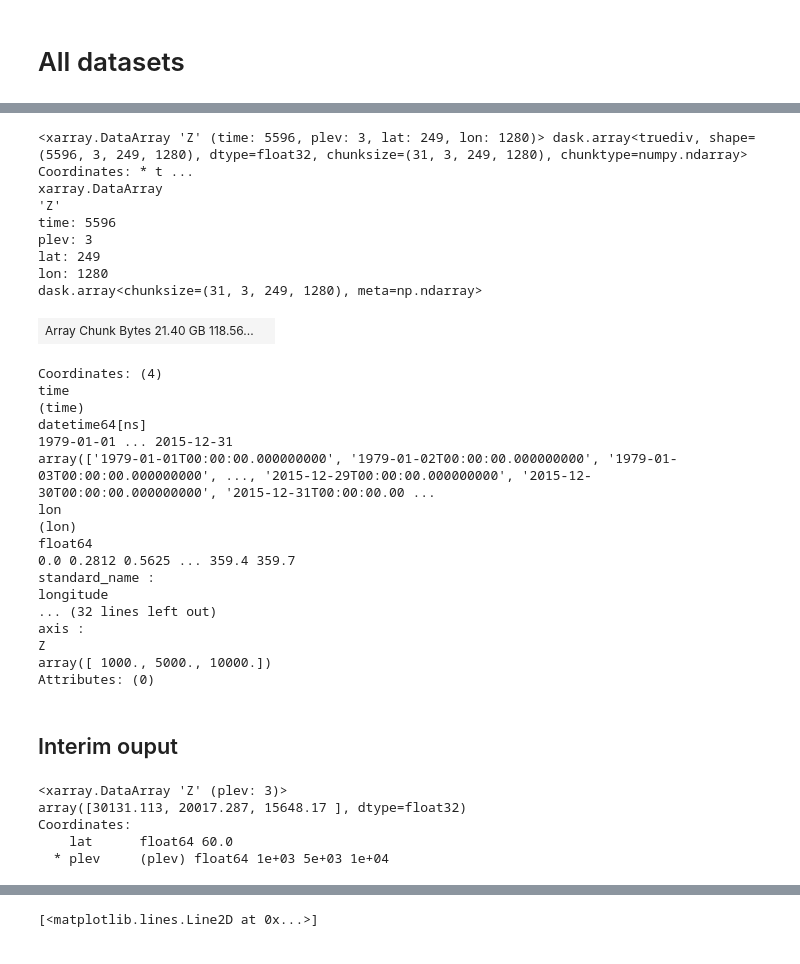
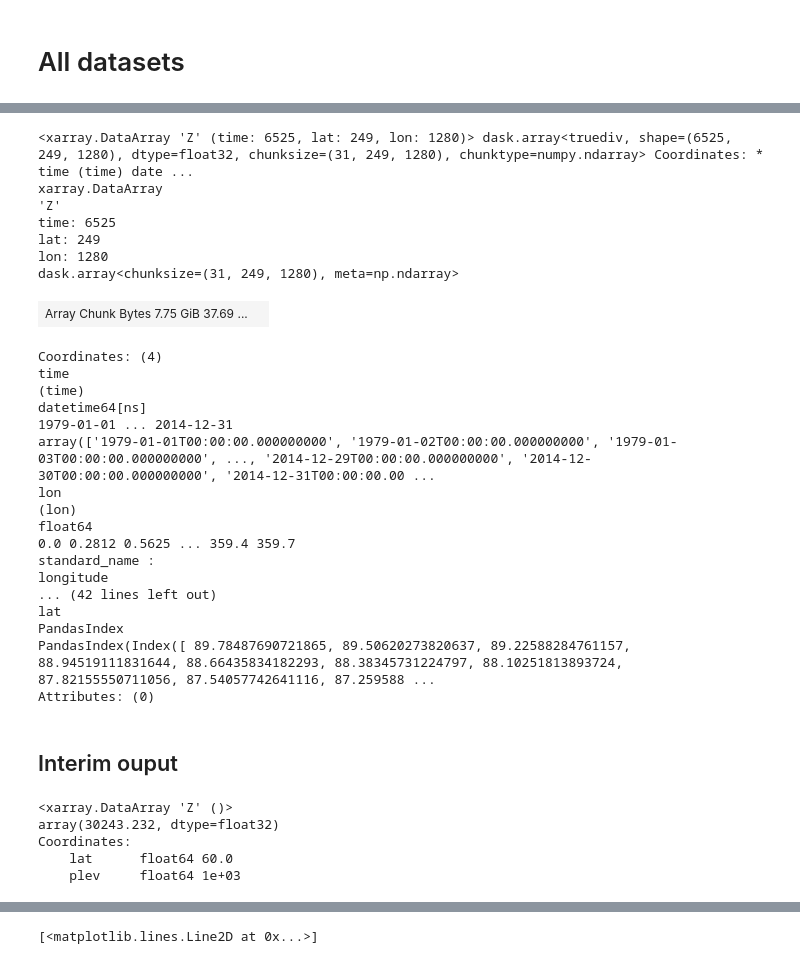
Before and after one commit to VACILT/reliability_LE, a Jupyter notebook: code/get_ERA5_moments-netcdf.ipynb, the cells around one changed output, grey strips where cells are left out. Cells and saved outputs as stored; diff of their text form; code cells hidden in the pictures.

```diff
--- a/code/get_ERA5_moments-netcdf.ipynb
+++ b/code/get_ERA5_moments-netcdf.ipynb
@@ -229,40 +231,40 @@ def moments_fce(arr, edge=3.02e4):
     moments = calc_moments(arr, lats, lons, xypoints, 'NH','GPH', edge)
     return np.array(moments) #np.array([moments['aspect_ratio'], moments['centroid_latitude']])
 # %%
-winter_month_ls = [11,12,1,2,3]
+winter_month_ls = [11,12,1,2,3,4]
 
 ds_sel = ds.sel(
+    plev = 1000,
     lat = slice(None,20),
     time = np.isin(
         ds.time.dt.month,
         winter_month_ls
     )
-)['Z']/9.81#.persist()
+)['Z'].sel(time = slice(None,'2014'))/9.81##.persist()
 ds_sel
 # %% [output]
-<xarray.DataArray 'Z' (time: 5596, plev: 3, lat: 249, lon: 1280)> dask.array<truediv, shape=(5596, 3, 249, 1280), dtype=float32, chunksize=(31, 3, 249, 1280), chunktype=numpy.ndarray> Coordinates: * t ...
+<xarray.DataArray 'Z' (time: 6525, lat: 249, lon: 1280)> dask.array<truediv, shape=(6525, 249, 1280), dtype=float32, chunksize=(31, 249, 1280), chunktype=numpy.ndarray> Coordinates: * time (time) date ...
 xarray.DataArray
 'Z'
-time: 5596
-plev: 3
+time: 6525
 lat: 249
 lon: 1280
-dask.array<chunksize=(31, 3, 249, 1280), meta=np.ndarray>
+dask.array<chunksize=(31, 249, 1280), meta=np.ndarray>
-| Array Chunk Bytes 21.40 GB 118.56... |  |
+| Array Chunk Bytes 7.75 GiB 37.69 ... |  |
 Coordinates: (4)
 time
 (time)
 datetime64[ns]
-1979-01-01 ... 2015-12-31
-array(['1979-01-01T00:00:00.000000000', '1979-01-02T00:00:00.000000000', '1979-01-03T00:00:00.000000000', ..., '2015-12-29T00:00:00.000000000', '2015-12-30T00:00:00.000000000', '2015-12-31T00:00:00.00 ...
+1979-01-01 ... 2014-12-31
+array(['1979-01-01T00:00:00.000000000', '1979-01-02T00:00:00.000000000', '1979-01-03T00:00:00.000000000', ..., '2014-12-29T00:00:00.000000000', '2014-12-30T00:00:00.000000000', '2014-12-31T00:00:00.00 ...
 lon
 (lon)
 float64
 0.0 0.2812 0.5625 ... 359.4 359.7
 standard_name :
 longitude
-... (32 lines left out)
-axis :
-Z
-array([ 1000., 5000., 10000.])
+... (42 lines left out)
+lat
+PandasIndex
+PandasIndex(Index([ 89.78487690721865, 89.50620273820637, 89.22588284761157, 88.94519111831644, 88.66435834182293, 88.38345731224797, 88.10251813893724, 87.82155550711056, 87.54057742641116, 87.259588 ...
 Attributes: (0)
@@ -276,11 +280,11 @@ xypoints = calc_xypoints(lons,lats)
 temp = ds_sel.sel(lat = 60, method = 'nearest').mean(['lon','time']).compute()
 temp#.load() .sel(time = np.isin(reshaped_sel.time.dt.month, winter_month_ls))
 # %% [output]
-<xarray.DataArray 'Z' (plev: 3)>
-array([30131.113, 20017.287, 15648.17 ], dtype=float32)
+<xarray.DataArray 'Z' ()>
+array(30243.232, dtype=float32)
 Coordinates:
     lat      float64 60.0
-  * plev     (plev) float64 1e+03 5e+03 1e+04
+    plev     float64 1e+03
 # %%
 moments_xr = xr.apply_ufunc(moments_fce, ds_sel, temp, \
                         input_core_dims=[['lat', 'lon'], []], \
```
Also changed, not shown: parts of 11 cells of this notebook, 12 other files.
